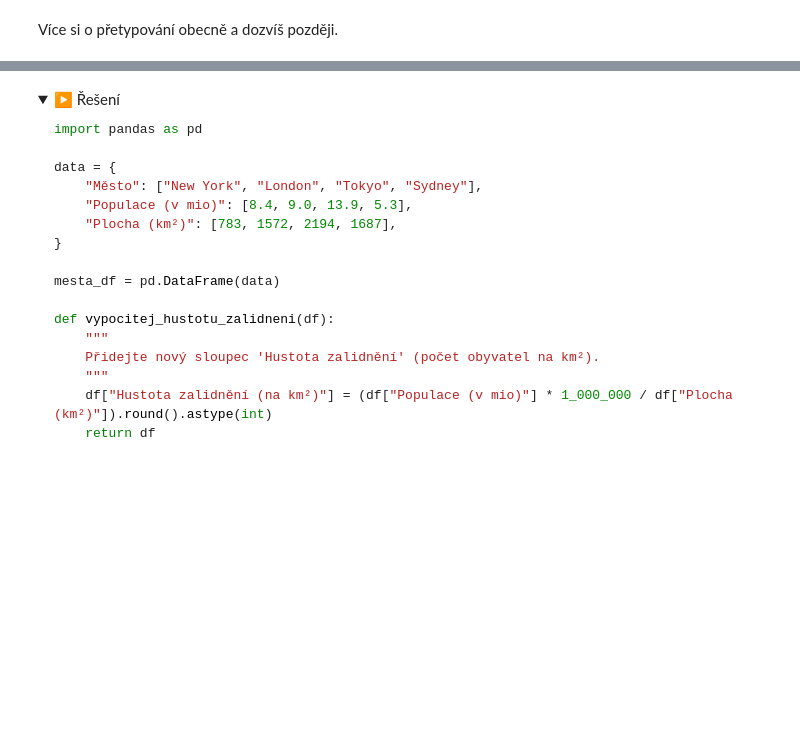
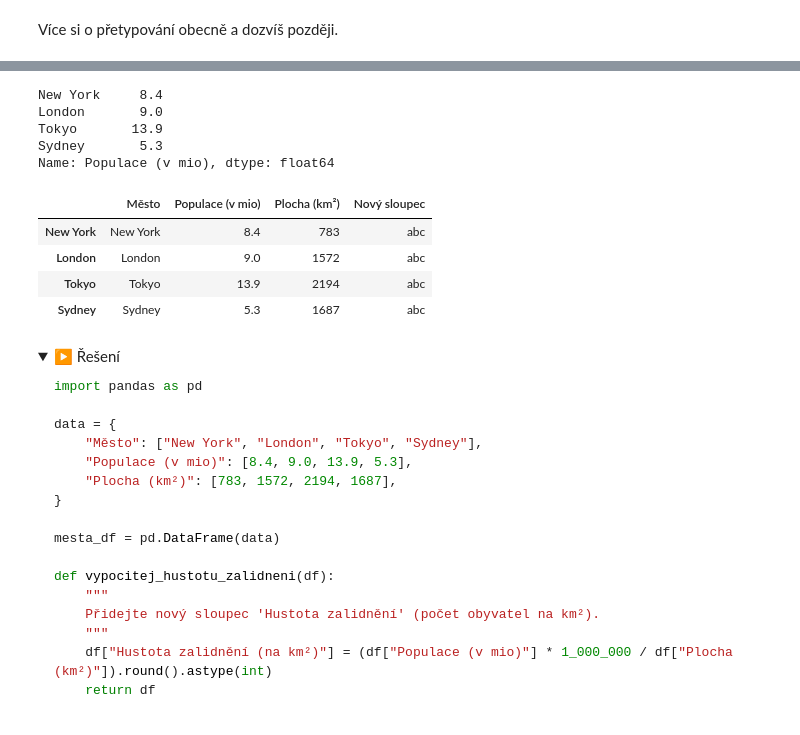
Before and after one commit to Bralor/python-data-2024, a Jupyter notebook: shared/notebooks/lesson02.ipynb, the cells around one changed output, grey strips where cells are left out. Cells and saved outputs as stored; diff of their text form; code cells hidden in the pictures; folded sections open; blank space fills up the shorter version.

```diff
--- a/shared/notebooks/lesson02.ipynb
+++ b/shared/notebooks/lesson02.ipynb
@@ -429,11 +547,11 @@ Více si o přetypování obecně a dozvíš později.
 # %%
-from typing import Dict
+from pandas import DataFrame
 
-data: Dict[str, list] = {  # Zalidnění
+# Přidej do tabulky nový sloupec "Hustota zalidnění"
+data = {
     "Město": ["New York", "London", "Tokyo", "Sydney"],
     "Populace (v mio)": [8.4, 9.0, 13.9, 5.3],
     "Plocha (km²)": [783, 1572, 2194, 1687]
 }
 # %%
-# Zápis
-from pandas import DataFrame
+data_df = DataFrame(data, index=data['Město'])
@@ -439,0 +566,18 @@ from pandas import DataFrame
+# %%
+data_df['Populace (v mio)']
+# %% [output]
+New York     8.4
+London       9.0
+Tokyo       13.9
+Sydney       5.3
+Name: Populace (v mio), dtype: float64
+# %%
+data_df['Nový sloupec'] = 'abc'  # odráží zápis hodnot a klíčů do dict
+# %%
+data_df
+# %% [output]
+|  | Město | Populace (v mio) | Plocha (km²) | Nový sloupec |
+| New York | New York | 8.4 | 783 | abc |
+| London | London | 9.0 | 1572 | abc |
+| Tokyo | Tokyo | 13.9 | 2194 | abc |
+| Sydney | Sydney | 5.3 | 1687 | abc |
```
Also changed, not shown: parts of 209 cells of this notebook.
